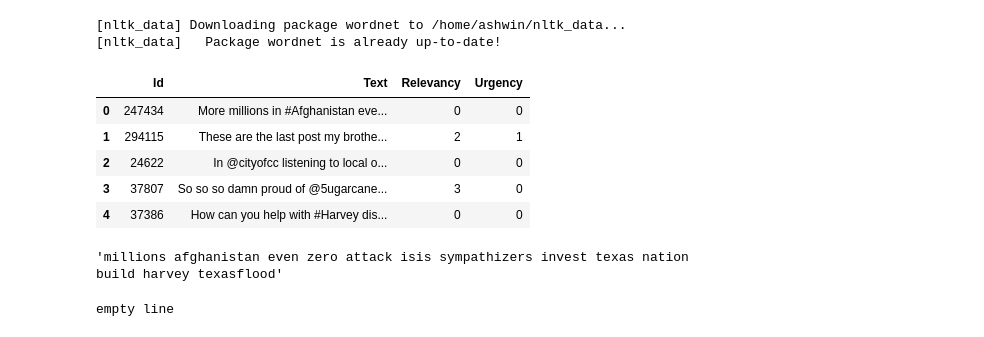
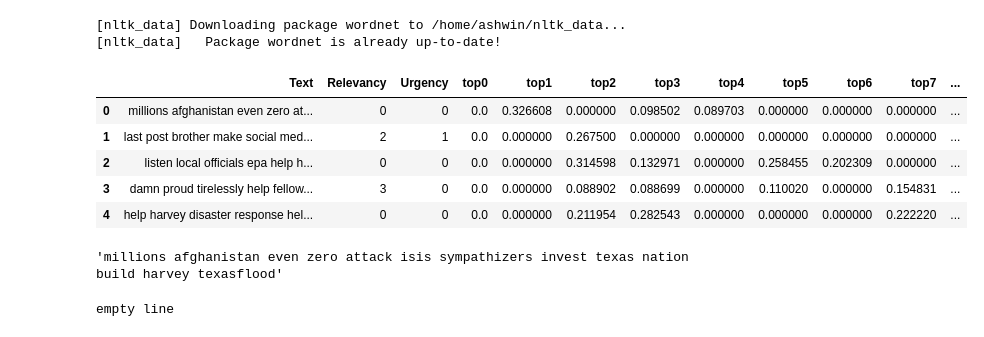
Before and after one commit to shenoy10/Harvey_Machine_Learning, a Jupyter notebook: Embedding_Model.ipynb, the cells around one changed output. Cells and saved outputs as stored; diff of their text form; code cells hidden in the pictures.

```diff
--- a/Embedding_Model.ipynb
+++ b/Embedding_Model.ipynb
@@ -26,17 +26,18 @@ import time
 [nltk_data] Downloading package wordnet to /home/ashwin/nltk_data...
 [nltk_data]   Package wordnet is already up-to-date!
 # %%
-df = pd.read_csv('data/labeled_prelim.csv')
+df = pd.read_csv('data/labeled_prelim_lda.csv')
 df = df.dropna()
-df = df.astype({'Id':np.int32, 'Relevancy':np.int32, 'Urgency':np.int32})
+df.pop('Id')
+df = df.astype({'Relevancy':np.int32, 'Urgency':np.int32})
 df.head()
 # %% [output]
-|  | Id | Text | Relevancy | Urgency |
-| 0 | 247434 | More millions in #Afghanistan eve... | 0 | 0 |
-| 1 | 294115 | These are the last post my brothe... | 2 | 1 |
-| 2 | 24622 | In @cityofcc listening to local o... | 0 | 0 |
-| 3 | 37807 | So so so damn proud of @5ugarcane... | 3 | 0 |
-| 4 | 37386 | How can you help with #Harvey dis... | 0 | 0 |
+|  | Text | Relevancy | Urgency | top0 | top1 | top2 | top3 | top4 | top5 | top6 | top7 | ... |
+| 0 | millions afghanistan even zero at... | 0 | 0 | 0.0 | 0.326608 | 0.000000 | 0.098502 | 0.089703 | 0.000000 | 0.000000 | 0.000000 | ... |
+| 1 | last post brother make social med... | 2 | 1 | 0.0 | 0.000000 | 0.267500 | 0.000000 | 0.000000 | 0.000000 | 0.000000 | 0.000000 | ... |
+| 2 | listen local officials epa help h... | 0 | 0 | 0.0 | 0.000000 | 0.314598 | 0.132971 | 0.000000 | 0.258455 | 0.202309 | 0.000000 | ... |
+| 3 | damn proud tirelessly help fellow... | 3 | 0 | 0.0 | 0.000000 | 0.088902 | 0.088699 | 0.000000 | 0.110020 | 0.000000 | 0.154831 | ... |
+| 4 | help harvey disaster response hel... | 0 | 0 | 0.0 | 0.000000 | 0.211954 | 0.282543 | 0.000000 | 0.000000 | 0.000000 | 0.222220 | ... |
 # %%
 def create_symspell(max_edit_distance, prefix_length, freq_file_path):
 
@@ -80,11 +81,11 @@ def process_tweet(tweet, tknzr, sym_spell):
 # %%
 #sym_spell = create_symspell(2,7,'data/frequency_dictionary_en_82_765.txt')
 tknzr = TweetTokenizer(strip_handles=True, reduce_len=True)
+
+doc_sample = df['Text'][0]
+process_tweet(doc_sample, tknzr, None)
+# %% [output]
+'millions afghanistan even zero attack isis sympathizers invest texas nation build harvey texasflood'
-# %%
-doc_sample = df['Text'][0]
-process_tweet(doc_sample, tknzr, None)
-# %% [output]
-'millions afghanistan even zero attack isis sympathizers invest texas nation build harvey texasflood'
 # %%
 #list of embeddings
 vec_length = 25
```
Also changed, not shown: parts of 11 cells of this notebook.
